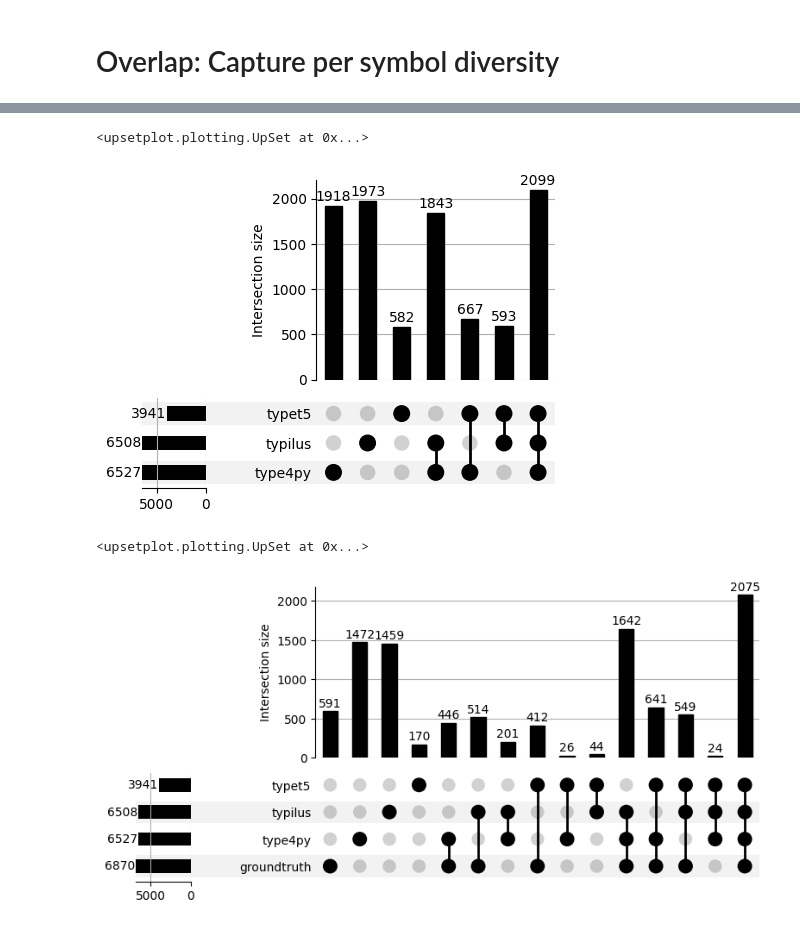
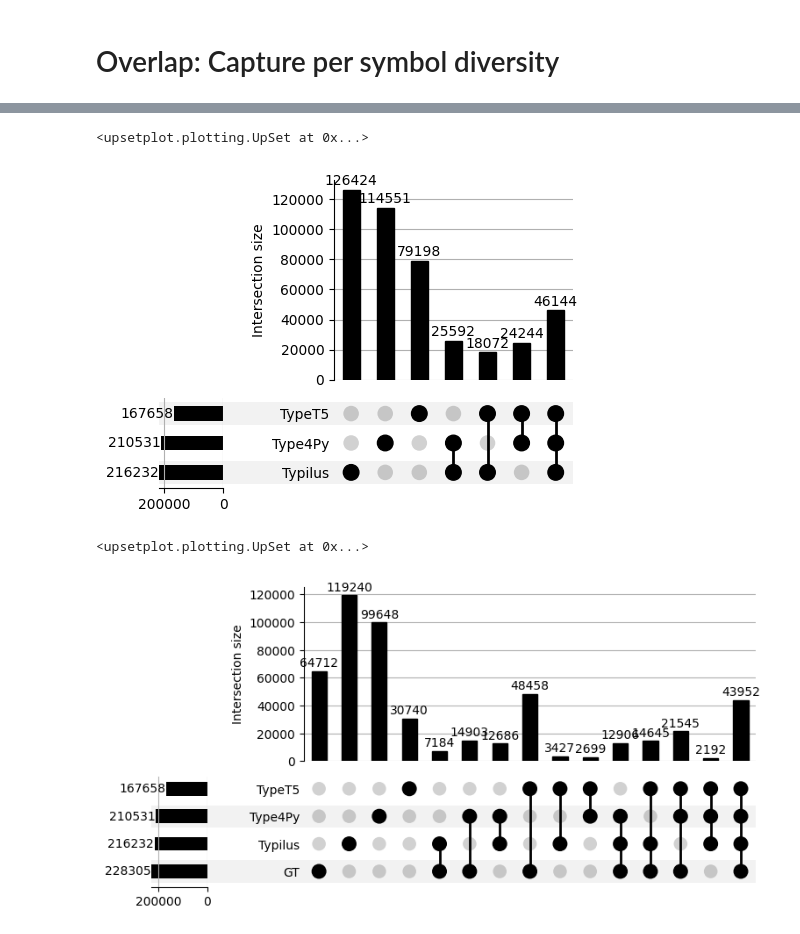
Before and after one commit to multidim-typeinf4py/scripts, a Jupyter notebook: experiments/02 Overlap/ML-Overlap.ipynb, the cells around one changed output, grey strips where cells are left out. Drawn from its saved outputs; the diff is of its cells as text; code cells hidden in the pictures.

```diff
--- a/experiments/02 Overlap/ML-Overlap.ipynb
+++ b/experiments/02 Overlap/ML-Overlap.ipynb
@@ -44,4 +62,4 @@ assert artifact_root.is_dir(), f"Cannot find {artifact_root=}"
 # Ground Truth
 # %%
 importlib.reload(experiments.inferred)
-groundtruth = experiments.inferred.load_groundtruths(artifact_root, dataset)
+groundtruth = experiments.inferred.load_groundtruths(artifact_root, dataset).replace("<MISSING>", pd.NA)
@@ -322,5 +118,19 @@ co_occurrences(type4py_base_ubiq, truth="gt_anno", pred="anno", threshold=0.06,
 # %% [markdown]
 # Typilus
 # %%
-typilus_adjusted = adjusted_pipeline(tool="typilusN1", groundtruth=groundtruth)
+typilus_inferred = inferred.load_entire_inferred(
+    artifact_root, dataset, tool_name="typilusN1", task="all"
+)
+typilus_adjusted = pipeline.factory(
+    tool="typilusN1",
+    groundtruth=groundtruth,
+    inferred=typilus_inferred,
+    form="adjusted"
+)
+typilus_base = pipeline.factory(
+    tool="typilusN1",
+    groundtruth=groundtruth,
+    inferred=typilus_inferred,
+    form="base"
+)
 # %% [output]
@@ -442,13 +244,13 @@ Requirement already satisfied: six>=1.5 in /nfs/home/bsparks/.conda/envs/poetry/
 # %%
 ignore = ["gt_anno", "topn", "method"]
 
-common_predictions = type4py_base_ubiq.drop(columns=ignore).merge(
-    typilus_base_ubiq.drop(columns=ignore),
+common_predictions = type4py_adjusted.drop(columns=ignore).merge(
+    typilus_adjusted.drop(columns=ignore),
     how="outer",
     on=["repository", "category", "file", "qname", "qname_ssa"],
     suffixes=("_type4py", "_typilus")
 ).merge(
-    typet5_base_ubiq.drop(columns=ignore).rename(columns={"anno": "anno_typet5"}),
+    typet5_adjusted.drop(columns=ignore).rename(columns={"anno": "anno_typet5"}),
     how="outer",
     on=["repository", "category", "file", "qname", "qname_ssa"]
 )
@@ -458,9 +260,9 @@ common_predictions = pd.merge(
     right=groundtruth,
     how="left",
     on=["repository", "category", "file", "qname", "qname_ssa"],
-).replace("<MISSING>", pd.NA).dropna(subset=["base_anno", "anno_type4py", "anno_typilus", "anno_typet5"], how="all", axis=0)
+).replace("<MISSING>", pd.NA).dropna(subset=["adjusted_anno", "anno_type4py", "anno_typilus", "anno_typet5"], how="all", axis=0)
 
-
+#display(common_predictions["adjusted_anno"].value_counts())
 common_predictions[["anno_type4py", "anno_typilus", "anno_typet5"]] = common_predictions[["anno_type4py", "anno_typilus", "anno_typet5"]]#.fillna("<MISSING>")
-common_predictions[["base_anno", "anno_type4py", "anno_typilus", "anno_typet5"]]
+common_predictions[["adjusted_anno", "anno_type4py", "anno_typilus", "anno_typet5"]]
 # %% [output]
@@ -498,8 +300,8 @@ Requirement already satisfied: tzdata>=2022.1 in /nfs/home/bsparks/.conda/envs/p
 Requirement already satisfied: six>=1.5 in /nfs/home/bsparks/.conda/envs/poetry/lib/python3.10/site-packages (from python-dateutil>=2.7->matplotlib>=2.0->upsetplot) (1.16.0)
 # %%
 aligned = pd.DataFrame()
-for relevant in ["base_anno", "anno_type4py", "anno_typilus", "anno_typet5"]:
-    aligned[relevant] = common_predictions.index.astype("string") + common_predictions[relevant]
+for relevant in ["adjusted_anno", "anno_type4py", "anno_typilus", "anno_typet5"]:
+    aligned[relevant] = common_predictions.index.astype("string") + common_predictions[relevant].fillna(pd.NA)
 
-aligned[["base_anno", "anno_type4py", "anno_typilus", "anno_typet5"]]
+aligned[["adjusted_anno", "anno_type4py", "anno_typilus", "anno_typet5"]]
 # %% [output]
@@ -527,33 +329,32 @@ venn3(
 # %%
-relevant = aligned[["base_anno", "anno_type4py", "anno_typilus", "anno_typet5"]]
+relevant = aligned[["adjusted_anno", "anno_type4py", "anno_typilus", "anno_typet5"]]
 
 gt_anno, type4py, typilus, typet5 = relevant.T.to_dict("records")
 
 contents = {
     #"ground_truth": set(gt_anno.values()),
-    "type4py": set(type4py.values()),
-    "typilus": set(typilus.values()),
-    "typet5": set(typet5.values())
+    "Typilus": set(typilus.values()).difference({None, pd.NA}),
+    "Type4Py": set(type4py.values()).difference({None, pd.NA}),
+    "TypeT5": set(typet5.values()).difference({None, pd.NA}),
 }
 
 import upsetplot
 predictions_by_model = upsetplot.from_contents(contents)
 predictions_by_model
 
 upsetplot.UpSet(predictions_by_model, show_counts=True, subset_size='count')
 # %% [output]
 <upsetplot.plotting.UpSet at 0x...>
-[figure, old version]
+[figure, new version]
 # %%
-relevant = aligned[["base_anno", "anno_type4py", "anno_typilus", "anno_typet5"]]
-
+relevant = aligned[["adjusted_anno", "anno_type4py", "anno_typilus", "anno_typet5"]]
 gt_anno, type4py, typilus, typet5 = relevant.T.to_dict("records")
 
 contents = {
-    "groundtruth": set(gt_anno.values()),
-    "type4py": set(type4py.values()),
-    "typilus": set(typilus.values()),
-    "typet5": set(typet5.values())
+    "GT": set(gt_anno.values()).difference({None, pd.NA}),
+    "Typilus": set(typilus.values()).difference({None, pd.NA}),
+    "Type4Py": set(type4py.values()).difference({None, pd.NA}),
+    "TypeT5": set(typet5.values()).difference({None, pd.NA}),
 }
 
 import upsetplot
@@ -563,7 +364,7 @@ predictions_by_model
 upsetplot.UpSet(predictions_by_model, show_counts=True, subset_size='count')
 # %% [output]
 <upsetplot.plotting.UpSet at 0x...>
-[figure, old version]
+[figure, new version]
 # %%
 # Investigate types not predicted by any model:
 missed_entirely = common_predictions[
```
Also changed, not shown: parts of 34 cells of this notebook, 35 other files.
